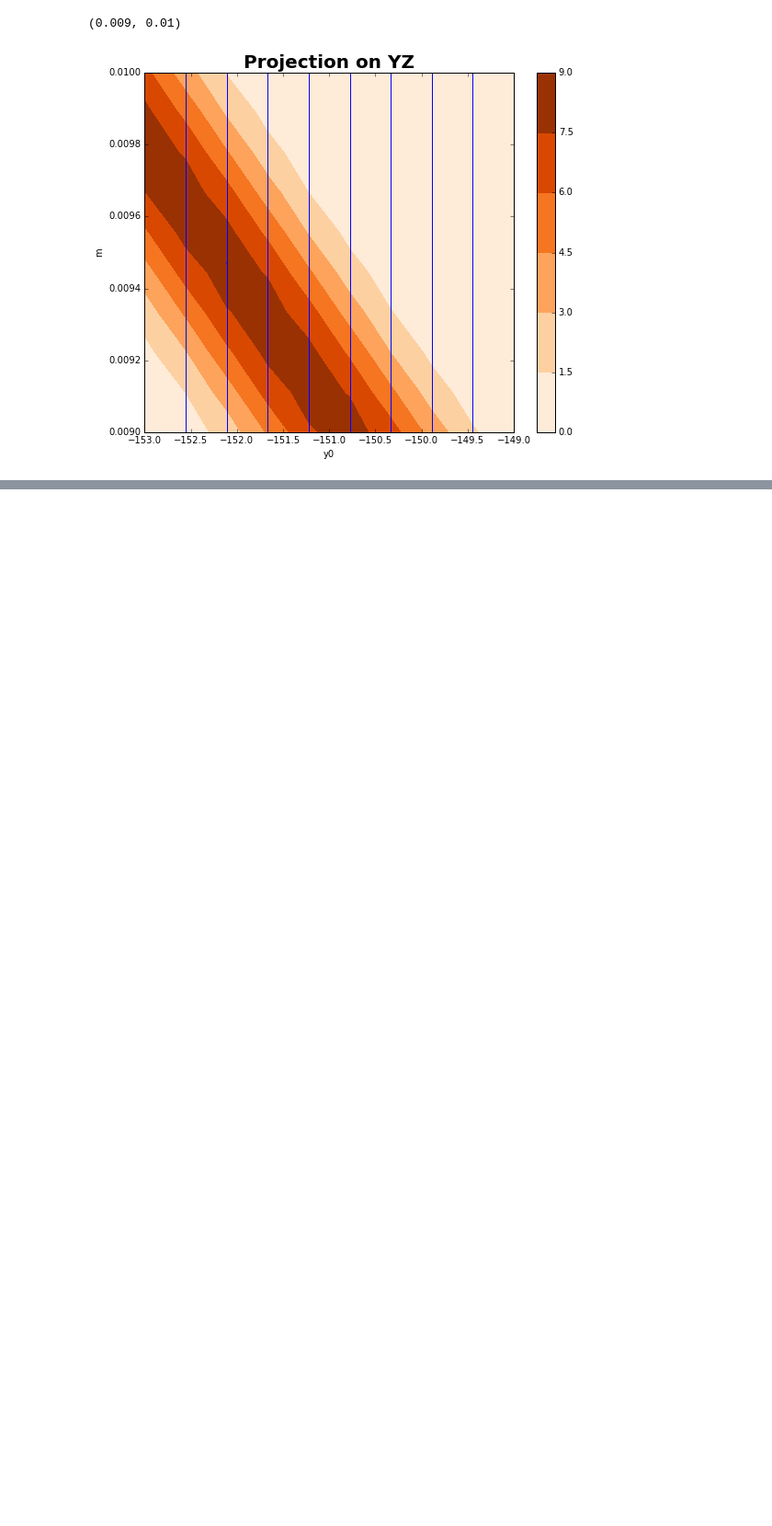
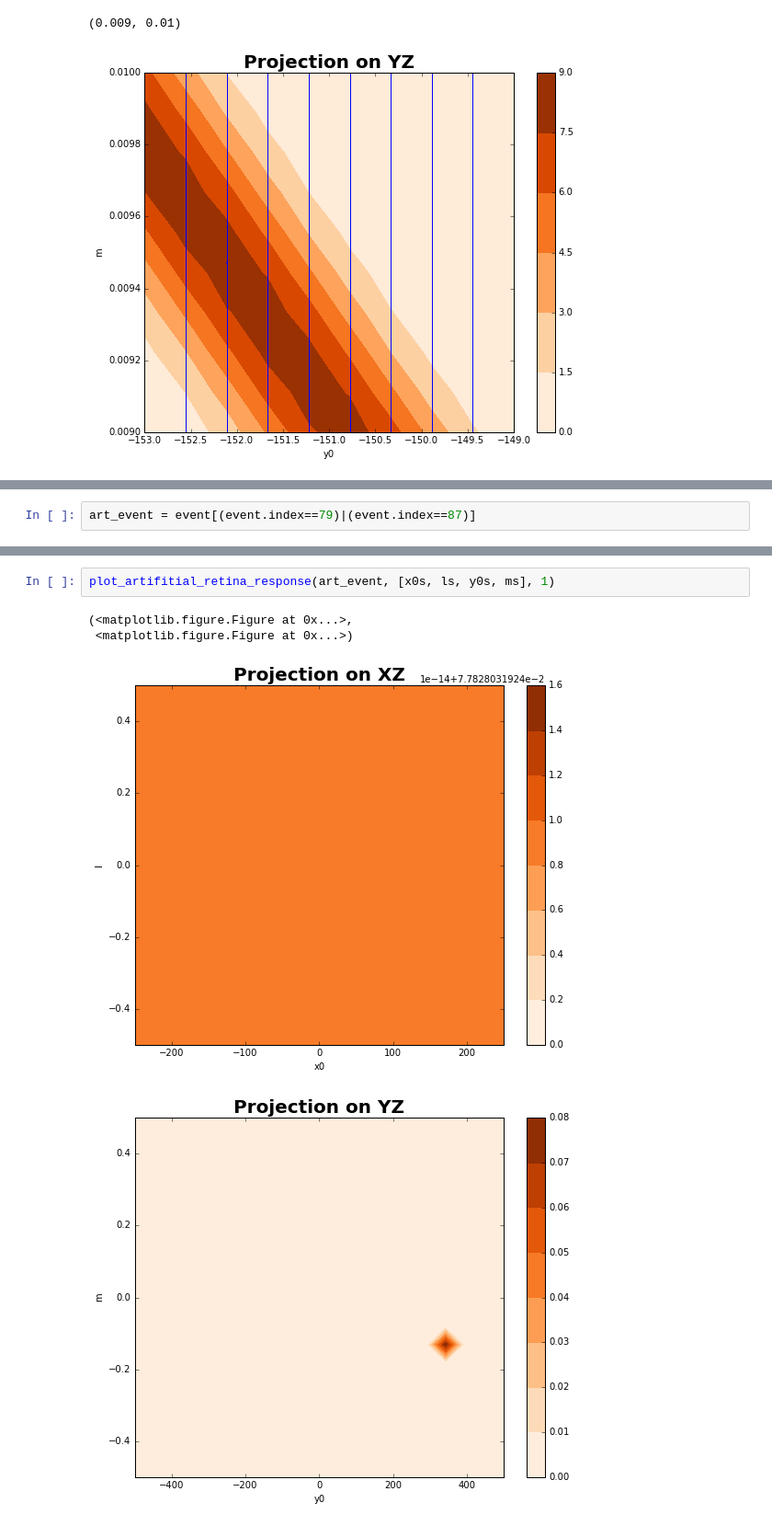
Before and after one commit to hushchyn-mikhail/ship_tracking_summer2016, a Jupyter notebook: notebooks/Retina_demonstration.ipynb, the cells around one changed output, grey strips where cells are left out. Shown at 92% size. Cells and saved outputs as stored; diff of their text form; blank space fills up the shorter version.

```diff
--- a/notebooks/Retina_demonstration.ipynb
+++ b/notebooks/Retina_demonstration.ipynb
@@ -276,0 +279,2 @@ plt.ylim([0.009, 0.01])
+# %%
+art_event = event[(event.index==79)|(event.index==87)]
@@ -276,0 +288,7 @@ plt.ylim([0.009, 0.01])
+# %%
+plot_artifitial_retina_response(art_event, [x0s, ls, y0s, ms], 1)
+# %% [output]
+(<matplotlib.figure.Figure at 0x...>,
+ <matplotlib.figure.Figure at 0x...>)
+[figure, added]
+[figure, added]
```
Also changed, not shown: parts of 17 cells of this notebook, 3 other files.
